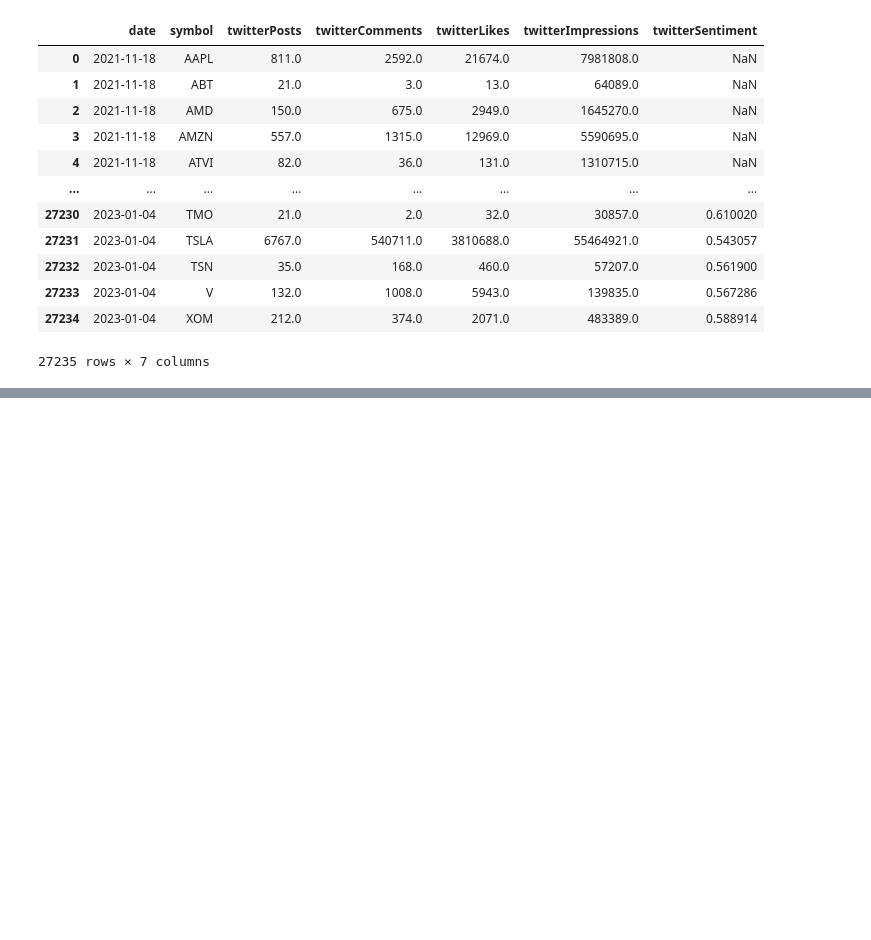
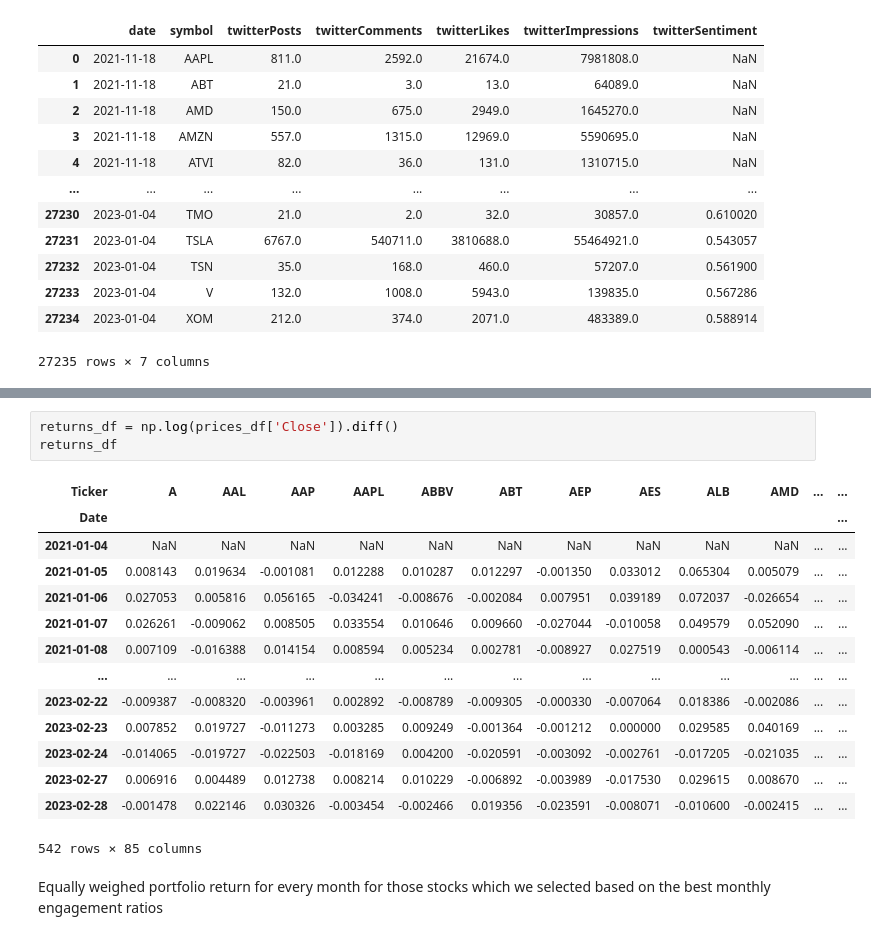
Before and after one commit to devtcu/Machine-Learning, a Jupyter notebook: Quant/sentiment.ipynb, the cells around one changed output, grey strips where cells are left out. Saved outputs shown, nothing was run; the diff lists cells and outputs as text; blank space fills up the shorter version.

```diff
--- a/Quant/sentiment.ipynb
+++ b/Quant/sentiment.ipynb
@@ -30,0 +209,20 @@ sentiment_df
+# %%
+returns_df = np.log(prices_df['Close']).diff()
+returns_df
+# %% [output]
+| Ticker | A | AAL | AAP | AAPL | ABBV | ABT | AEP | AES | ALB | AMD | ... | ... |
+| Date |  |  |  |  |  |  |  |  |  |  |  | ... |
+| 2021-01-04 | NaN | NaN | NaN | NaN | NaN | NaN | NaN | NaN | NaN | NaN | ... | ... |
+| 2021-01-05 | 0.008143 | 0.019634 | -0.001081 | 0.012288 | 0.010287 | 0.012297 | -0.001350 | 0.033012 | 0.065304 | 0.005079 | ... | ... |
+| 2021-01-06 | 0.027053 | 0.005816 | 0.056165 | -0.034241 | -0.008676 | -0.002084 | 0.007951 | 0.039189 | 0.072037 | -0.026654 | ... | ... |
+| 2021-01-07 | 0.026261 | -0.009062 | 0.008505 | 0.033554 | 0.010646 | 0.009660 | -0.027044 | -0.010058 | 0.049579 | 0.052090 | ... | ... |
+| 2021-01-08 | 0.007109 | -0.016388 | 0.014154 | 0.008594 | 0.005234 | 0.002781 | -0.008927 | 0.027519 | 0.000543 | -0.006114 | ... | ... |
+| ... | ... | ... | ... | ... | ... | ... | ... | ... | ... | ... | ... | ... |
+| 2023-02-22 | -0.009387 | -0.008320 | -0.003961 | 0.002892 | -0.008789 | -0.009305 | -0.000330 | -0.007064 | 0.018386 | -0.002086 | ... | ... |
+| 2023-02-23 | 0.007852 | 0.019727 | -0.011273 | 0.003285 | 0.009249 | -0.001364 | -0.001212 | 0.000000 | 0.029585 | 0.040169 | ... | ... |
+| 2023-02-24 | -0.014065 | -0.019727 | -0.022503 | -0.018169 | 0.004200 | -0.020591 | -0.003092 | -0.002761 | -0.017205 | -0.021035 | ... | ... |
+| 2023-02-27 | 0.006916 | 0.004489 | 0.012738 | 0.008214 | 0.010229 | -0.006892 | -0.003989 | -0.017530 | 0.029615 | 0.008670 | ... | ... |
+| 2023-02-28 | -0.001478 | 0.022146 | 0.030326 | -0.003454 | -0.002466 | 0.019356 | -0.023591 | -0.008071 | -0.010600 | -0.002415 | ... | ... |
+542 rows × 85 columns
+# %% [markdown]
+Equally weighed portfolio return for every month for those stocks which we selected based on the best monthly engagement ratios
```
Also changed, not shown: parts of 20 cells of this notebook, 1 other file.
